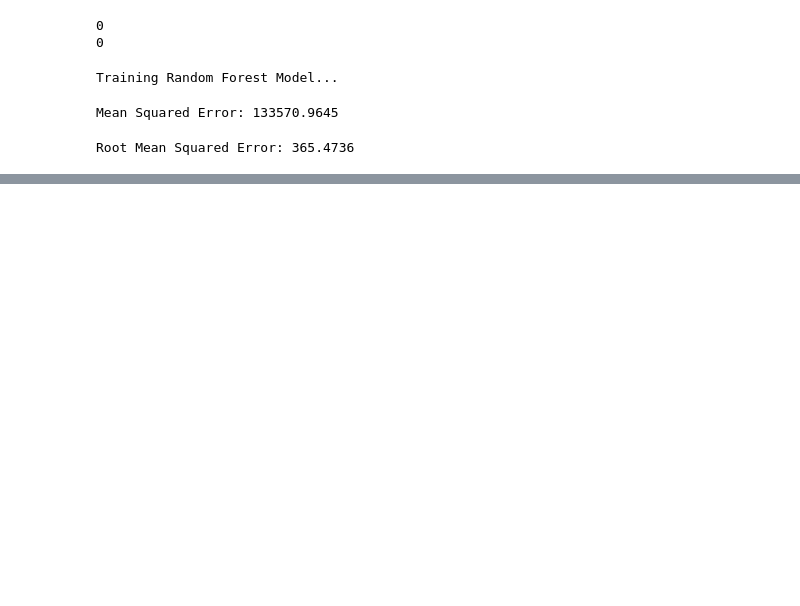
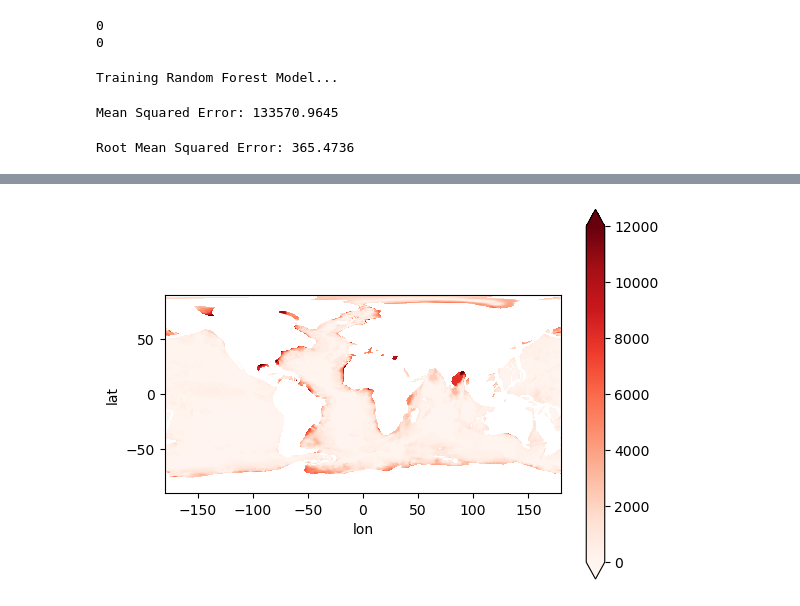
Before and after one commit to asdfgiii/2411, a Jupyter notebook: try2411.ipynb, the cells around one changed output, grey strips where cells are left out. Saved outputs shown, nothing was run; the diff lists cells and outputs as text; code cells hidden in the pictures; blank space fills up the shorter version.

```diff
--- a/try2411.ipynb
+++ b/try2411.ipynb
@@ -37,10 +41,11 @@ merged.set_index(['lon', 'lat'], append=True, inplace=True)
 '''
 merged['var_lat'] = merged['lat'] + merged['lon']*0 # im good
 # %%
-mask = xr.open_dataset(r'landmask.nc')
-# gmt grdlandmask -R-180/180/-90/90 -I0.25 -A0/0/1 -N1/0 -Di -Glandmask.nc
+# 计算距离，加入merged dataset
+mask_now = xr.open_dataset(r'landmask.nc')
+# 来自黑框 gmt grdlandmask -R-180/180/-90/90 -I0.25 -A0/0/1 -N1/0 -Di -Glandmask.nc
 # 海陆蒙版landmask，海洋为1，大陆为0
-numpy_mask = mask.z.values
+numpy_mask = mask_now.z.values
 distances = distance_transform_edt(numpy_mask)
 merged['distance'] = xr.DataArray(data = distances,
                                   dims = ('lat','lon'),
@@ -58,12 +65,12 @@ distance = merged.distance.values.reshape(1, -1)
 X = np.vstack((var_lat, age, distance)).T # xlat_age_d
 Y = sed # ysed
 
-mask = ~np.isnan(Y)  # 创建掩码，过滤掉 NaN 值
-X = X[mask]
-Y = Y[mask]
-mask = ~np.isnan(X).any(axis=1)  # 检查每行是否存在 NaN
-X = X[mask]  # 保留没有 NaN 的行
-Y = Y[mask]  # 保持 Y 和 X 行一致
+masky = ~np.isnan(Y)  # 创建掩码，过滤掉 NaN 值
+X = X[masky]
+Y = Y[masky]
+maskx = ~np.isnan(X).any(axis=1)  # 检查每行是否存在 NaN
+X = X[maskx]  # 保留没有 NaN 的行
+Y = Y[maskx]  # 保持 Y 和 X 行一致
 print(np.isnan(Y).sum())  # 检查 Y 中的 NaN 数量
 print(np.isnan(X).sum())  # X 中 NaN
 
@@ -117,0 +122,16 @@ print(f"Estimated Expected Value of a: {expected_a:.4f}")  # 输出期望值
+# %%
+# 删删删
+sed_iterxorigin = iter(Y)
+sed_origin = [next(sed_iterxorigin) if x else np.nan for x in maskx]
+sed_iteryorigin = iter(sed_origin)
+sed_origin = [next(sed_iteryorigin) if x else np.nan for x in masky]
+sed_origin = np.array(sed_origin).reshape(len(lat), len(lon))
+da_origin = xr.DataArray(sed_origin, dims=['lat', 'lon'],
+                           coords={'lat': lat,
+                                   'lon': lon},)
+da_origin.plot(cmap = 'Reds', vmin = 0, vmax = 12000, add_colorbar = True)
+ax = plt.gca()
+ax.set_aspect(1)
+plt.show()
+# %% [output]
+[figure, added]
```
Also changed, not shown: parts of 37 cells of this notebook.
